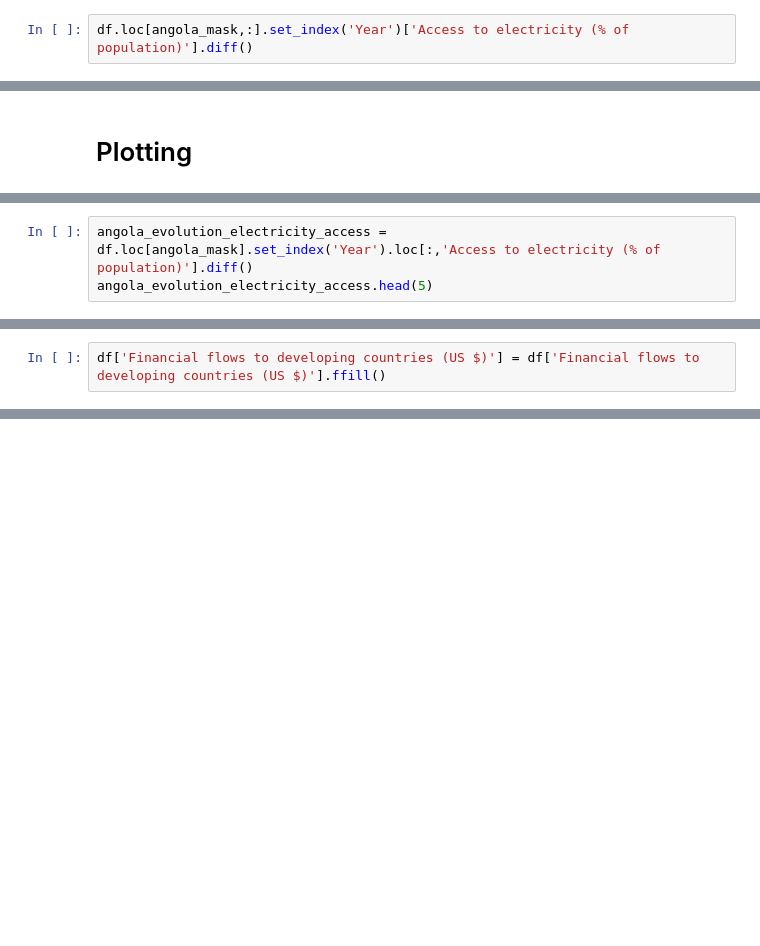
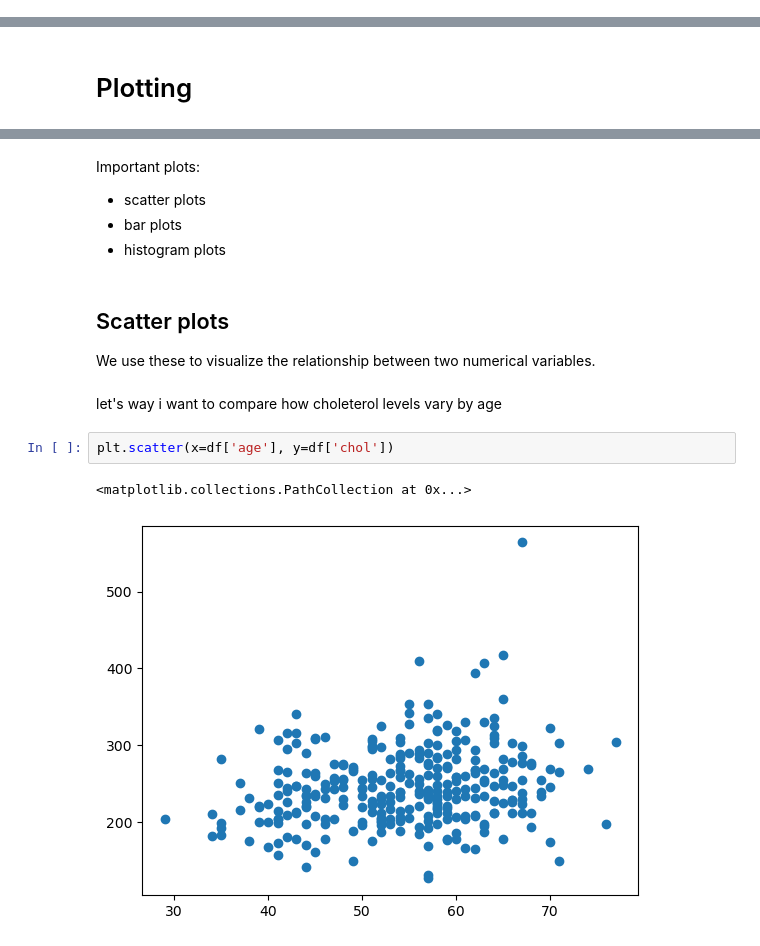
Before and after one commit to Hospital-Da-Luz-Learning-Health/IMLHCatolica26, a Jupyter notebook: Aula 3 - Statistics and Data Analysis & Visualization/Estatística e Análise de Dados/Learning Notebook.ipynb, the cells around one changed output, grey strips where cells are left out. Cells and saved outputs as stored; diff of their text form; blank space fills up the shorter version.

```diff
--- a/Aula 3 - Statistics and Data Analysis & Visualization/Estatística e Análise de Dados/Learning Notebook.ipynb
+++ b/Aula 3 - Statistics and Data Analysis & Visualization/Estatística e Análise de Dados/Learning Notebook.ipynb
@@ -319,2 +177,0 @@ It would be cool to assign the year as index here to understand better this anal
-# %%
-df.loc[angola_mask,:].set_index('Year')['Access to electricity (% of population)'].diff()
@@ -361,3 +404,0 @@ Now, this type of analysis is begging for a visualization
-# %%
-angola_evolution_electricity_access = df.loc[angola_mask].set_index('Year').loc[:,'Access to electricity (% of population)'].diff()
-angola_evolution_electricity_access.head(5)
@@ -577,2 +404,0 @@ Name: Value_co2_emissions_kt_by_country, Length: 3649, dtype: float64
-# %%
-df['Financial flows to developing countries (US $)'] = df['Financial flows to developing countries (US $)'].ffill()
@@ -588,0 +405,16 @@ df.head()
+# %% [markdown]
+Important plots:
+- scatter plots
+- bar plots
+- histogram plots
+# %% [markdown]
+## Scatter plots
+
+We use these to visualize the relationship between two numerical variables.
+# %% [markdown]
+let's way i want to compare how choleterol levels vary by age
+# %%
+plt.scatter(x=df['age'], y=df['chol'])
+# %% [output]
+<matplotlib.collections.PathCollection at 0x...>
+[figure, added]
```
Also changed, not shown: parts of 149 cells of this notebook, 2 other files.
